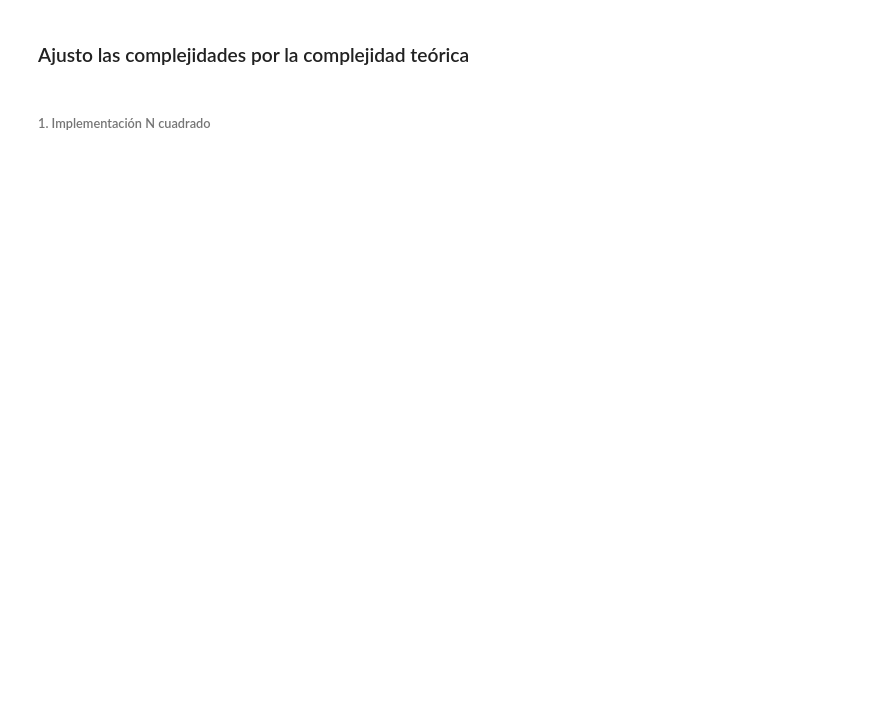
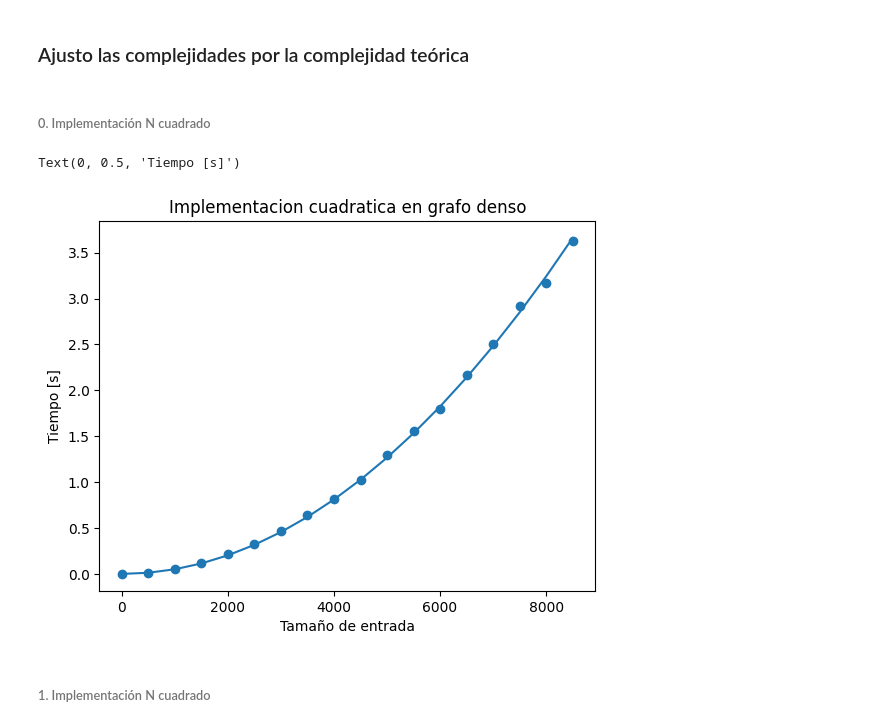
Before and after one commit to JoaquinPolonuer/algo3, a Jupyter notebook: tp3/experimentacion/Experimentacion.ipynb, the cells around one changed output. Drawn from its saved outputs; the diff is of its cells as text; code cells hidden in the pictures; blank space fills up the shorter version.

```diff
--- a/tp3/experimentacion/Experimentacion.ipynb
+++ b/tp3/experimentacion/Experimentacion.ipynb
@@ -31,4 +38,21 @@ Text(0, 0.5, 'Tiempo de ejecucion')
 # %% [markdown]
 ### Ajusto las complejidades por la complejidad teórica
+# %% [markdown]
+######  0. Implementación N cuadrado
+# %%
+def n_cuadrado(x, a):
+    return a * (x**2)
+
+popt, pcov = curve_fit(n_cuadrado, df["n"], df["denso_time_cuadratico"])
+[a] = popt
+
+plt.scatter(df["n"], df["denso_time_cuadratico"])
+plt.plot(df["n"], n_cuadrado(df["n"], a))
+plt.title("Implementacion cuadratica en grafo denso")
+plt.xlabel("Tamaño de entrada")
+plt.ylabel("Tiempo [s]")
+# %% [output]
+Text(0, 0.5, 'Tiempo [s]')
+[figure, added]
 # %% [markdown]
 ######  1. Implementación N cuadrado
```
Also changed, not shown: parts of 16 cells of this notebook, 3 other files.
